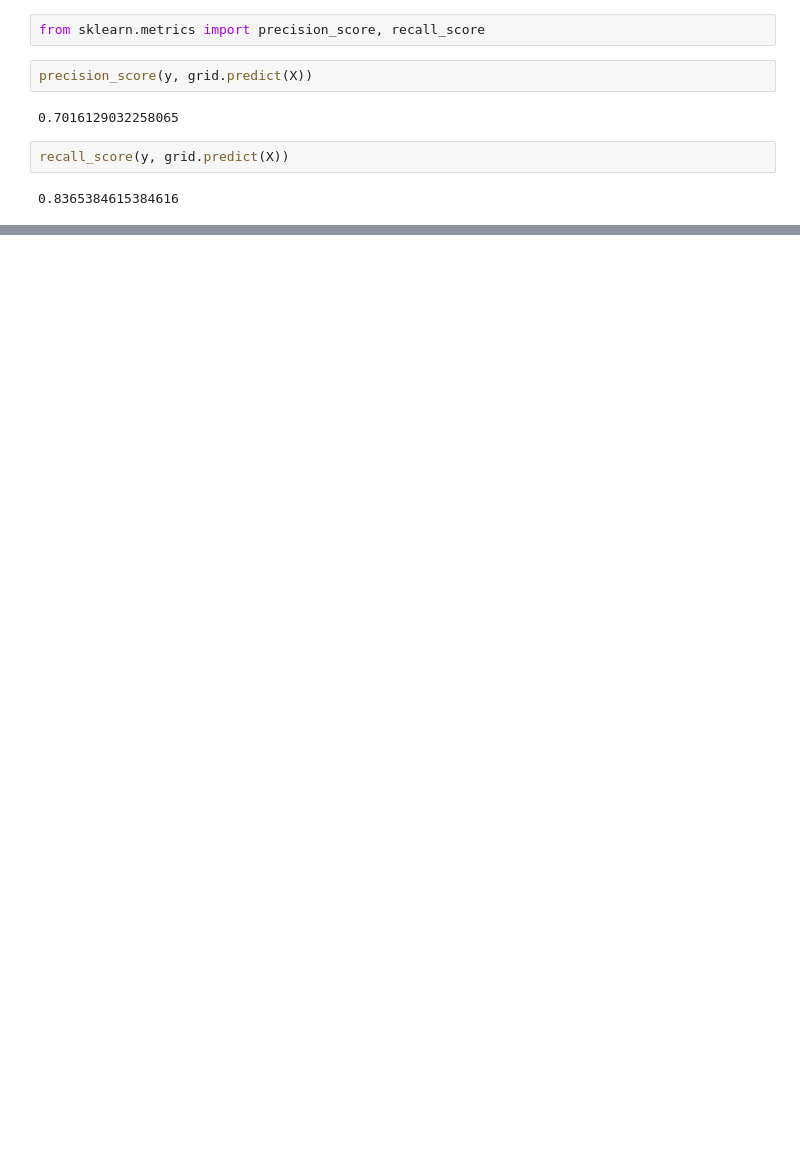
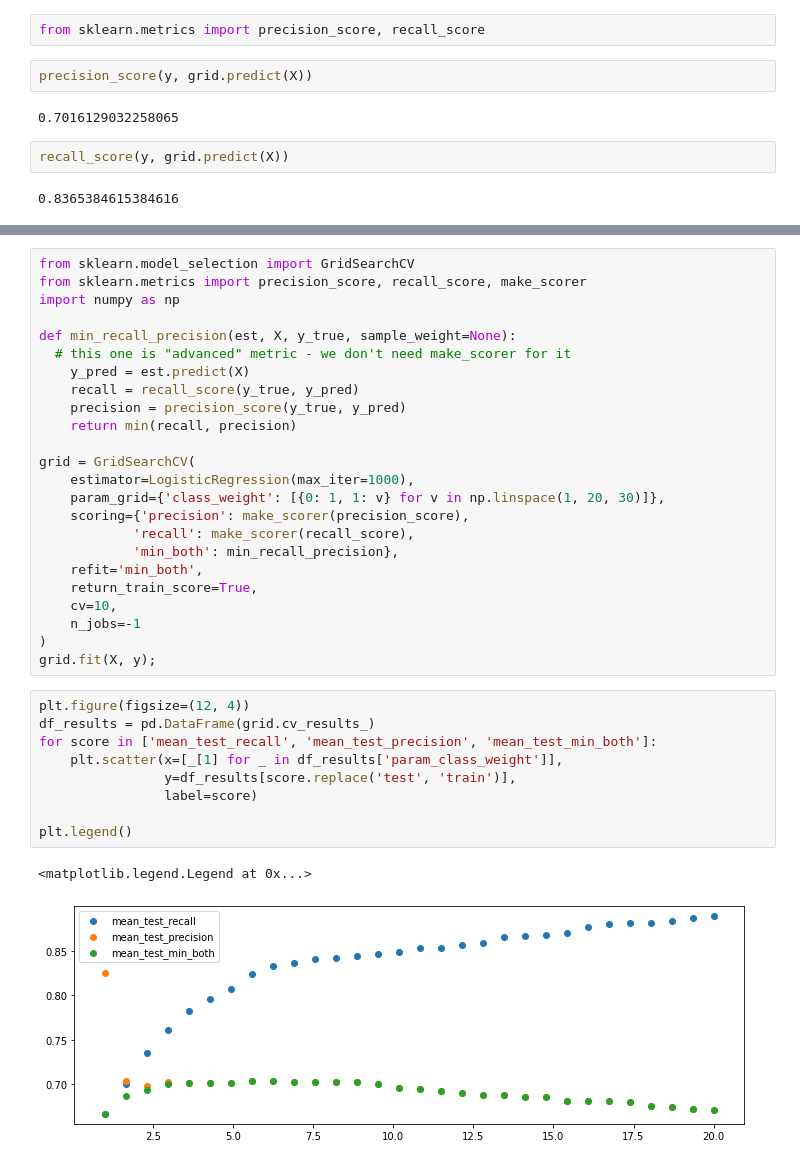
Before and after one commit to quicksilverri/statistics, a Jupyter notebook: sklearn_basics.ipynb, the cells around one changed output, grey strips where cells are left out. Saved outputs shown, nothing was run; the diff lists cells and outputs as text; blank space fills up the shorter version.

Commit message:
more on metrics and some plots

```diff
--- a/sklearn_basics.ipynb
+++ b/sklearn_basics.ipynb
@@ -339,0 +363,36 @@ recall_score(y, grid.predict(X))
+# %%
+from sklearn.model_selection import GridSearchCV
+from sklearn.metrics import precision_score, recall_score, make_scorer
+import numpy as np
+
+def min_recall_precision(est, X, y_true, sample_weight=None):
+  # this one is "advanced" metric - we don't need make_scorer for it
+    y_pred = est.predict(X)
+    recall = recall_score(y_true, y_pred)
+    precision = precision_score(y_true, y_pred)
+    return min(recall, precision)
+
+grid = GridSearchCV(
+    estimator=LogisticRegression(max_iter=1000),
+    param_grid={'class_weight': [{0: 1, 1: v} for v in np.linspace(1, 20, 30)]},
+    scoring={'precision': make_scorer(precision_score),
+            'recall': make_scorer(recall_score),
+            'min_both': min_recall_precision},
+    refit='min_both',
+    return_train_score=True,
+    cv=10,
+    n_jobs=-1
+)
+grid.fit(X, y);
+# %%
+plt.figure(figsize=(12, 4))
+df_results = pd.DataFrame(grid.cv_results_)
+for score in ['mean_test_recall', 'mean_test_precision', 'mean_test_min_both']:
+    plt.scatter(x=[_[1] for _ in df_results['param_class_weight']],
+                y=df_results[score.replace('test', 'train')],
+                label=score)
+
+plt.legend()
+# %% [output]
+<matplotlib.legend.Legend at 0x...>
+[figure, added]
```
Also changed, not shown: parts of 12 cells of this notebook.
